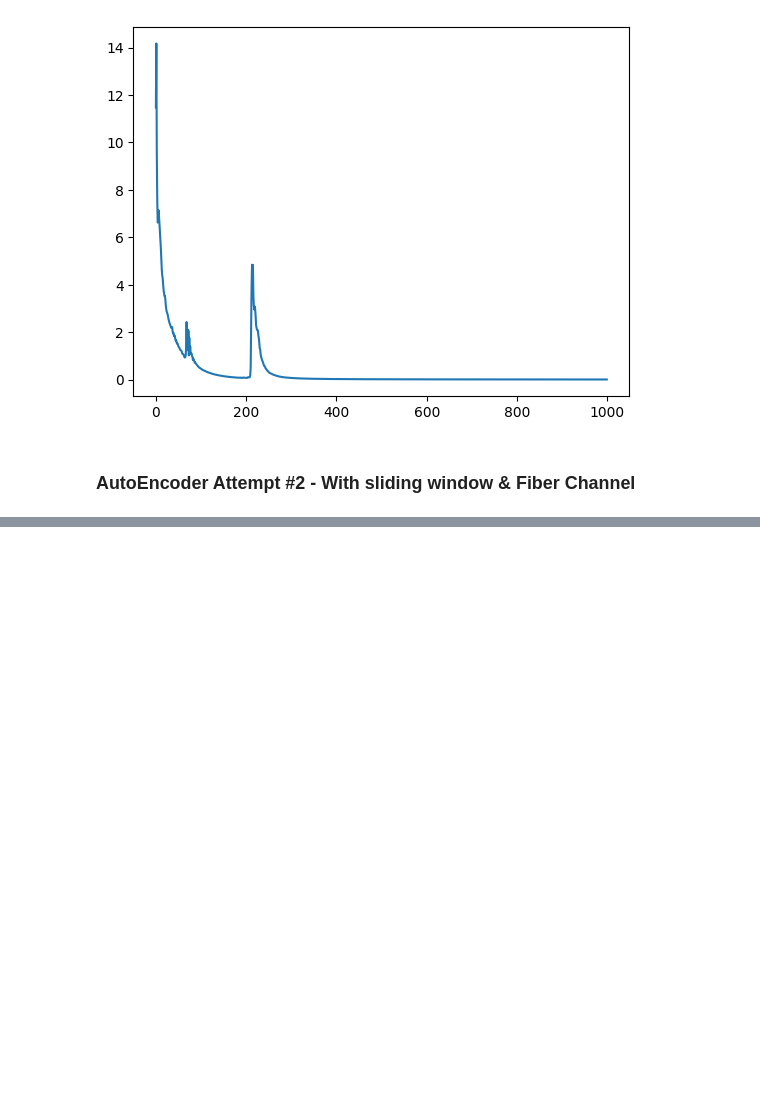
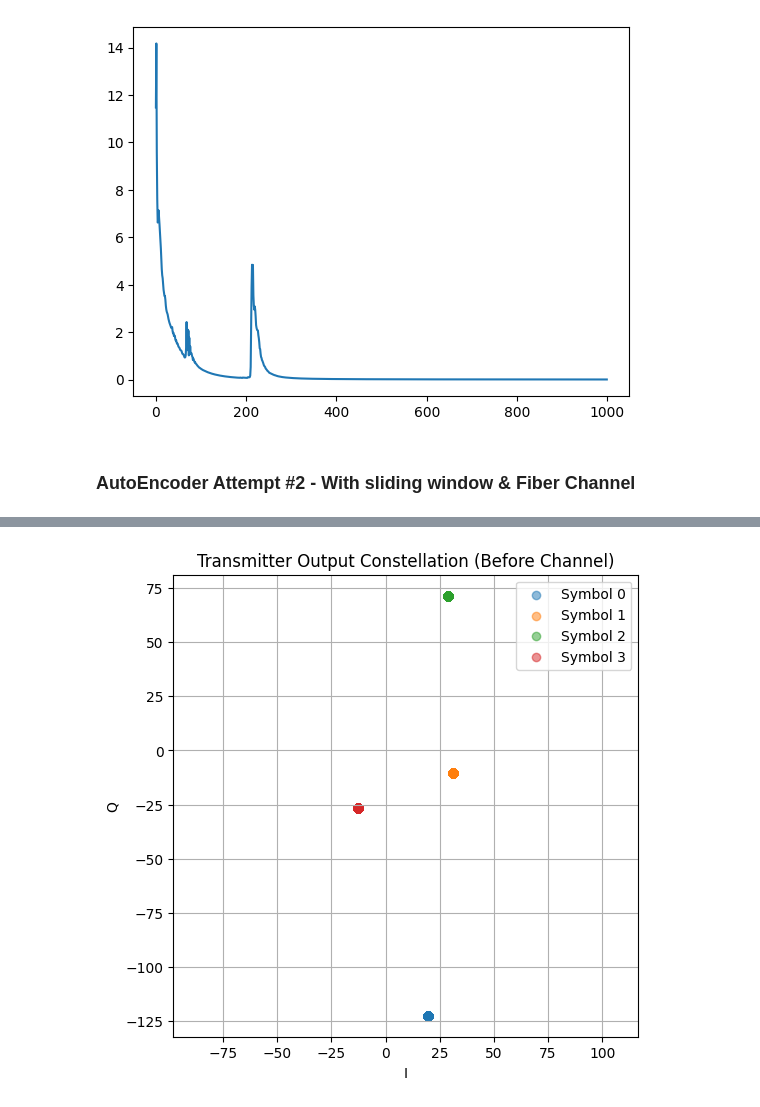
Before and after one commit to charliegil/Capstone, a Jupyter notebook: autoencoder_v2-Tom.ipynb, the cells around one changed output, grey strips where cells are left out. Cells and saved outputs as stored; diff of their text form; code cells hidden in the pictures; blank space fills up the shorter version.

```diff
--- a/autoencoder_v2-Tom.ipynb
+++ b/autoencoder_v2-Tom.ipynb
@@ -343,0 +589,19 @@ weights, params = loader(
+# %%
+# Evaluate the model.
+print("Evaluating the model...")
+output = model.evaluate(input_tensor)
+
+# Convert tensors to NumPy arrays.
+y_true = target_tensor.cpu().numpy()
+y_pred = output.cpu().numpy()
+
+print("Target Symbols (middle of each window):")
+print(y_true)
+print("Output Predictions:")
+print(y_pred)
+
+# Calculate prediction accuracy.
+correct = np.sum(y_true == y_pred)
+total = y_true.shape[0]
+accuracy = correct / total
+print(f"Accuracy: {accuracy:.3f} ({correct}/{total})")
@@ -343,0 +679,67 @@ weights, params = loader(
+# %%
+import numpy as np
+import torch
+import matplotlib.pyplot as plt
+
+# Suppose 'model' is already instantiated and trained, and 'generate_test_data' is defined.
+num_test_windows = 50
+new_test_input, new_test_target = generate_test_data(num_test_windows,
+                                                     alphabet_size=4,
+                                                     window_size=512)
+
+# 1) Get the transmitter output for each symbol (before channel).
+tx_syms_all = model.get_tx_symbols(new_test_input)  # shape (num_windows*512, 2)
+tx_syms_np   = tx_syms_all.cpu().numpy()
+
+# 2) Get the channel output (one I/Q pair per window).
+ch_out_all = model.get_channel_output(new_test_input)  # shape (num_windows, 2)
+ch_out_np  = ch_out_all.cpu().numpy()
+
+# Because each logical window is just one unique symbol repeated,
+# we replicate the symbol IDs 512 times for the transmitter plot,
+# and use them once for the channel-out plot.
+symbol_ids_repeated = np.repeat(new_test_target.cpu().numpy(), 512)
+symbol_ids_single   = new_test_target.cpu().numpy()  # one per window
+
+# Let's define some colors (up to 8 symbols).
+colors = ["red", "blue", "green", "orange", "purple", "brown", "cyan", "magenta"]
+
+# 3a) Plot the transmitter (before channel) constellation:
+plt.figure(figsize=(6, 6))
+for sym_id in range(model.alphabet_size):
+    idx = (symbol_ids_repeated == sym_id)
+    plt.scatter(
+        tx_syms_np[idx, 0],
+        tx_syms_np[idx, 1],
+        label=f"Symbol {sym_id}",
+        alpha=0.5
+    )
+plt.title("Transmitter Output Constellation (Before Channel)")
+plt.xlabel("I")
+plt.ylabel("Q")
+plt.grid(True)
+plt.axis("equal")
+plt.legend()
+plt.show()
+
+# 3b) Plot the channel output constellation (one point per window):
+plt.figure(figsize=(6, 6))
+for sym_id in range(model.alphabet_size):
+    idx = (symbol_ids_single == sym_id)
+    plt.scatter(
+        ch_out_np[idx, 0],
+        ch_out_np[idx, 1],
+        label=f"Symbol {sym_id}",
+        alpha=0.8
+    )
+plt.title("Channel Output Constellation (After Channel)")
+plt.xlabel("I")
+plt.ylabel("Q")
+plt.grid(True)
+plt.axis("equal")
+plt.legend()
+plt.show()
+
+# Optionally compute final predictions and accuracy as well, similar to your code above.
+# %% [output]
+[figure, added]
```
Also changed, not shown: parts of 17 cells of this notebook.
